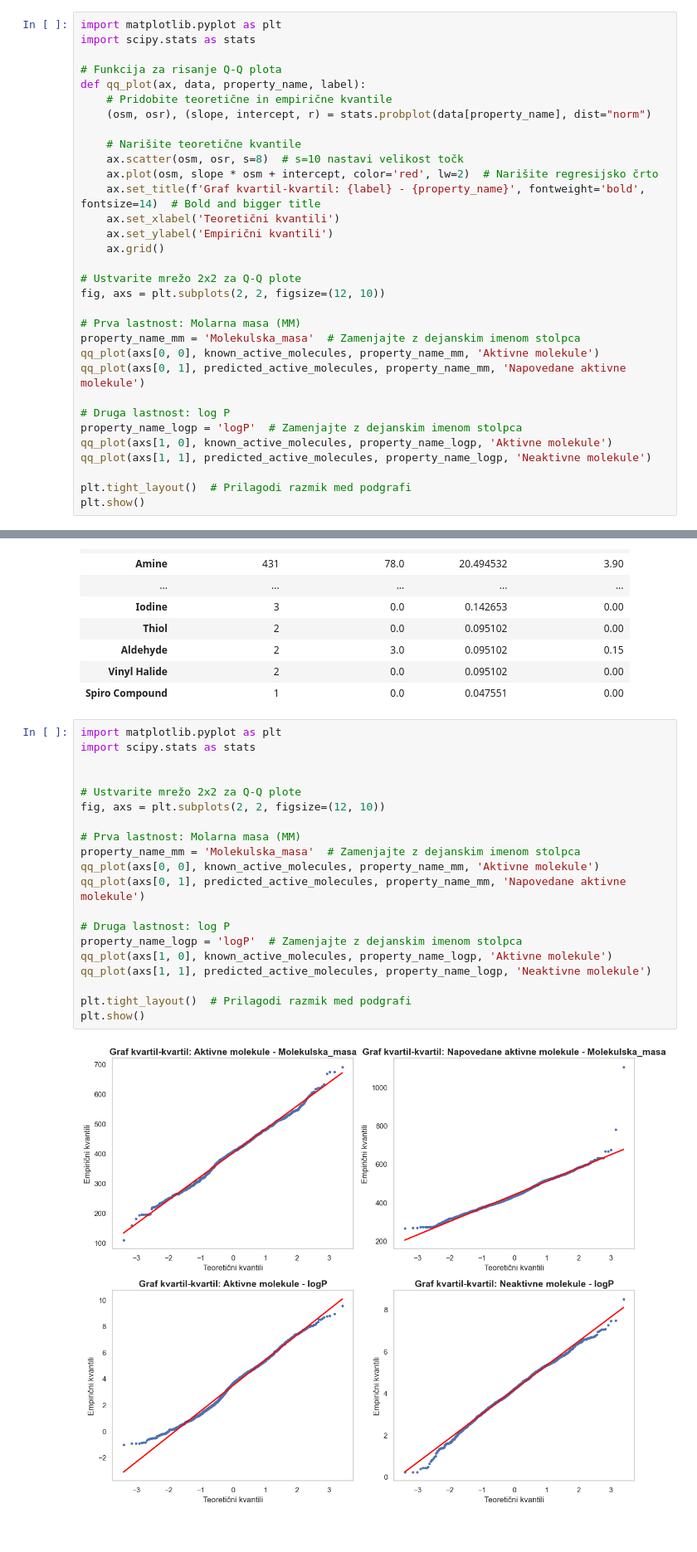
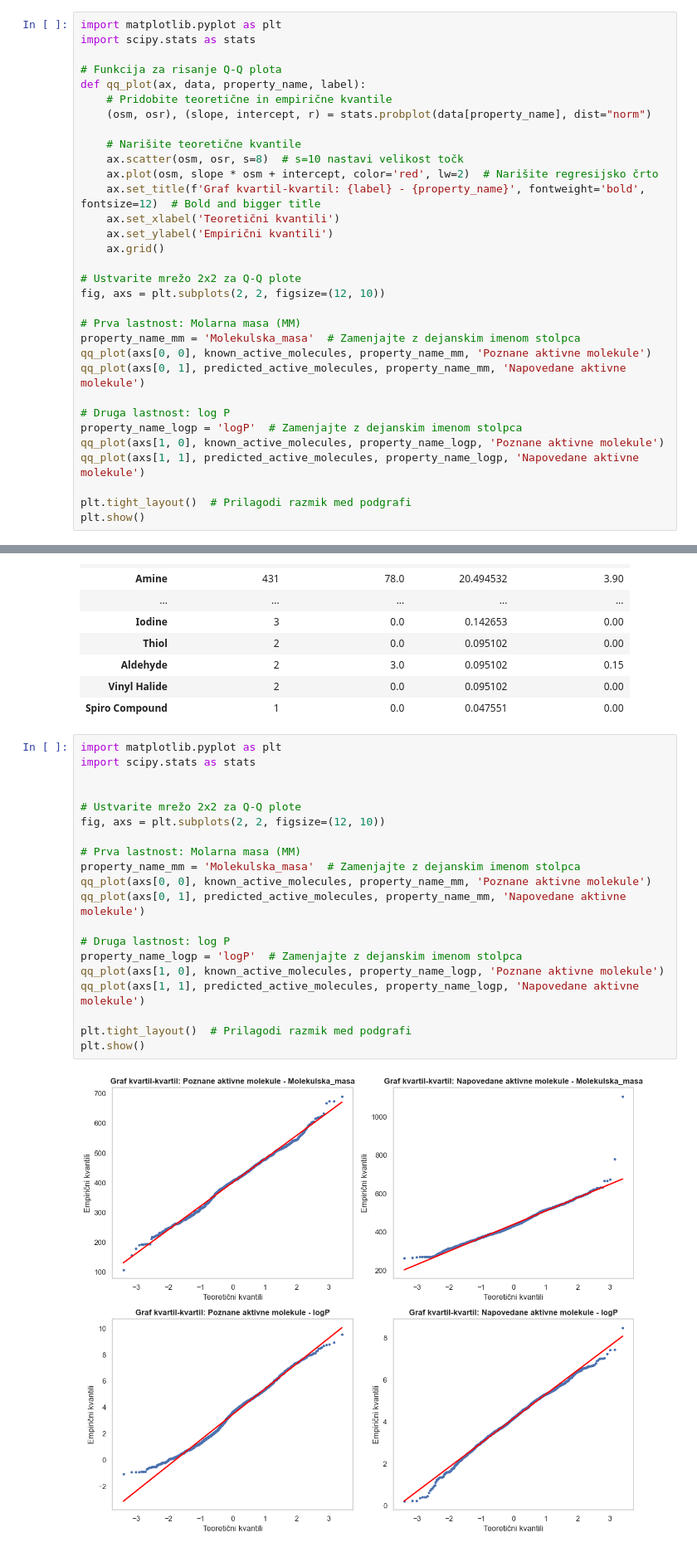
Before and after one commit to samo-n/ML-in-IDO1-drug-discovery, a Jupyter notebook: dir2/__3_3_statisticna_analiza_napovedanih_aktivnih_struktur.ipynb, the cells around one changed output, grey strips where cells are left out. Shown at 83% size. Saved outputs shown, nothing was run; the diff lists cells and outputs as text.

```diff
--- a/dir2/__3_3_statisticna_analiza_napovedanih_aktivnih_struktur.ipynb
+++ b/dir2/__3_3_statisticna_analiza_napovedanih_aktivnih_struktur.ipynb
@@ -404,7 +404,7 @@ def qq_plot(ax, data, property_name, label):
     # Narišite teoretične kvantile
     ax.scatter(osm, osr, s=8)  # s=10 nastavi velikost točk
     ax.plot(osm, slope * osm + intercept, color='red', lw=2)  # Narišite regresijsko črto
-    ax.set_title(f'Graf kvartil-kvartil: {label} - {property_name}', fontweight='bold', fontsize=14)  # Bold and bigger title
+    ax.set_title(f'Graf kvartil-kvartil: {label} - {property_name}', fontweight='bold', fontsize=12)  # Bold and bigger title
     ax.set_xlabel('Teoretični kvantili')
     ax.set_ylabel('Empirični kvantili')
     ax.grid()
@@ -414,13 +414,13 @@ fig, axs = plt.subplots(2, 2, figsize=(12, 10))
 
 # Prva lastnost: Molarna masa (MM)
 property_name_mm = 'Molekulska_masa'  # Zamenjajte z dejanskim imenom stolpca
-qq_plot(axs[0, 0], known_active_molecules, property_name_mm, 'Aktivne molekule')
+qq_plot(axs[0, 0], known_active_molecules, property_name_mm, 'Poznane aktivne molekule')
 qq_plot(axs[0, 1], predicted_active_molecules, property_name_mm, 'Napovedane aktivne molekule')
 
 # Druga lastnost: log P
 property_name_logp = 'logP'  # Zamenjajte z dejanskim imenom stolpca
-qq_plot(axs[1, 0], known_active_molecules, property_name_logp, 'Aktivne molekule')
-qq_plot(axs[1, 1], predicted_active_molecules, property_name_logp, 'Neaktivne molekule')
+qq_plot(axs[1, 0], known_active_molecules, property_name_logp, 'Poznane aktivne molekule')
+qq_plot(axs[1, 1], predicted_active_molecules, property_name_logp, 'Napovedane aktivne molekule')
 
 plt.tight_layout()  # Prilagodi razmik med podgrafi
 plt.show()
@@ -1005,25 +1005,25 @@ functional_group_comparison
 # %%
 import matplotlib.pyplot as plt
 import scipy.stats as stats
 
 
 # Ustvarite mrežo 2x2 za Q-Q plote
 fig, axs = plt.subplots(2, 2, figsize=(12, 10))
 
 # Prva lastnost: Molarna masa (MM)
 property_name_mm = 'Molekulska_masa'  # Zamenjajte z dejanskim imenom stolpca
-qq_plot(axs[0, 0], known_active_molecules, property_name_mm, 'Aktivne molekule')
+qq_plot(axs[0, 0], known_active_molecules, property_name_mm, 'Poznane aktivne molekule')
 qq_plot(axs[0, 1], predicted_active_molecules, property_name_mm, 'Napovedane aktivne molekule')
 
 # Druga lastnost: log P
 property_name_logp = 'logP'  # Zamenjajte z dejanskim imenom stolpca
-qq_plot(axs[1, 0], known_active_molecules, property_name_logp, 'Aktivne molekule')
-qq_plot(axs[1, 1], predicted_active_molecules, property_name_logp, 'Neaktivne molekule')
+qq_plot(axs[1, 0], known_active_molecules, property_name_logp, 'Poznane aktivne molekule')
+qq_plot(axs[1, 1], predicted_active_molecules, property_name_logp, 'Napovedane aktivne molekule')
 
 plt.tight_layout()  # Prilagodi razmik med podgrafi
 plt.show()
 # %% [output]
-[figure, old version]
+[figure, new version]
 # %%
 import pandas as pd
 from scipy.stats import shapiro, ks_2samp, anderson
```
Also changed, not shown: parts of 1 cell of this notebook.
